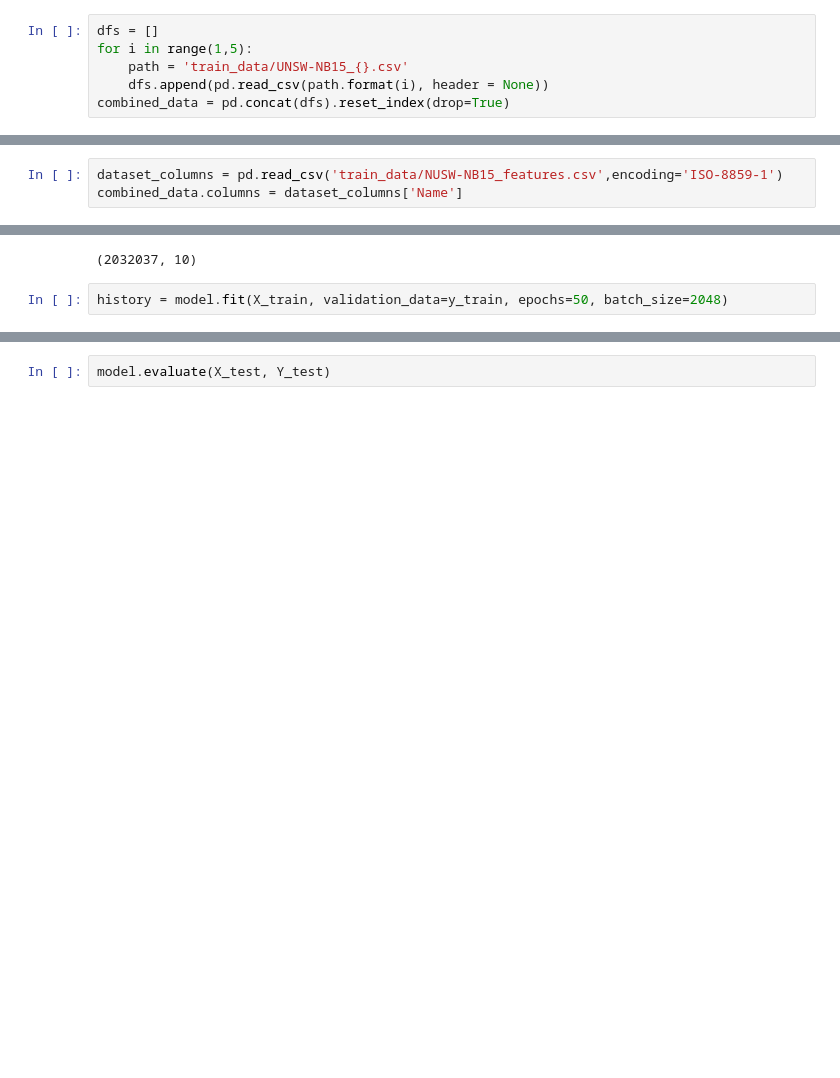
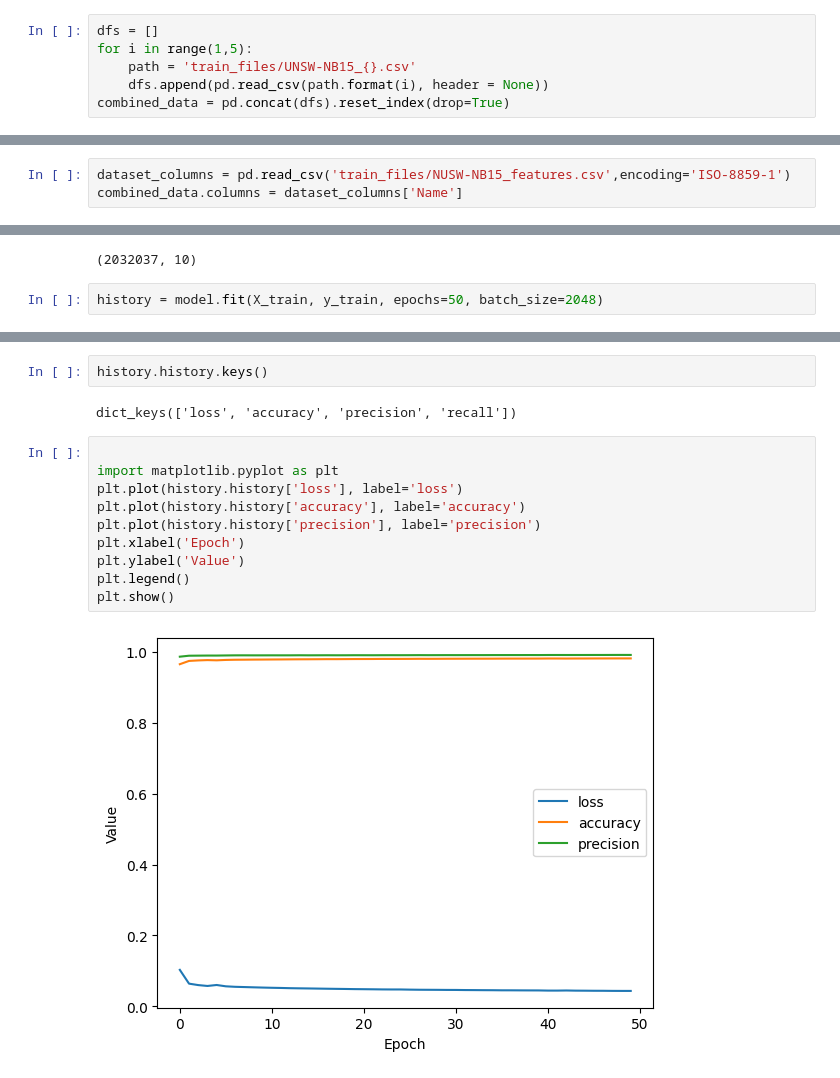
Before and after one commit to parlakisik/packetinspector, a Jupyter notebook: ai/trainer.ipynb, the cells around one changed output, grey strips where cells are left out. Saved outputs shown, nothing was run; the diff lists cells and outputs as text; blank space fills up the shorter version.

```diff
--- a/ai/trainer.ipynb
+++ b/ai/trainer.ipynb
@@ -60,7 +60,7 @@ Loading test data
 # %%
 dfs = []
 for i in range(1,5):
-    path = 'train_data/UNSW-NB15_{}.csv'
+    path = 'train_files/UNSW-NB15_{}.csv'
     dfs.append(pd.read_csv(path.format(i), header = None))
 combined_data = pd.concat(dfs).reset_index(drop=True)
 # %% [output]
@@ -85,5 +77,5 @@ combined_data.head()
 # %%
-dataset_columns = pd.read_csv('train_data/NUSW-NB15_features.csv',encoding='ISO-8859-1')
+dataset_columns = pd.read_csv('train_files/NUSW-NB15_features.csv',encoding='ISO-8859-1')
 combined_data.columns = dataset_columns['Name']
 # %%
 combined_data.head()
@@ -378,5 +388,5 @@ y_train.shape
 # %% [output]
 (2032037, 10)
 # %%
-history = model.fit(X_train, validation_data=y_train, epochs=50, batch_size=2048)
+history = model.fit(X_train, y_train, epochs=50, batch_size=2048)
 # %% [output]
@@ -384,2 +410,16 @@ ValueError: The truth value of an array with more than one element is ambiguous.
-# %%
-model.evaluate(X_test, Y_test)
+# %%
+history.history.keys()
+# %% [output]
+dict_keys(['loss', 'accuracy', 'precision', 'recall'])
+# %%
+
+import matplotlib.pyplot as plt
+plt.plot(history.history['loss'], label='loss')
+plt.plot(history.history['accuracy'], label='accuracy')
+plt.plot(history.history['precision'], label='precision')
+plt.xlabel('Epoch')
+plt.ylabel('Value')
+plt.legend()
+plt.show()
+# %% [output]
+[figure, added]
```
Also changed, not shown: parts of 11 cells of this notebook.
